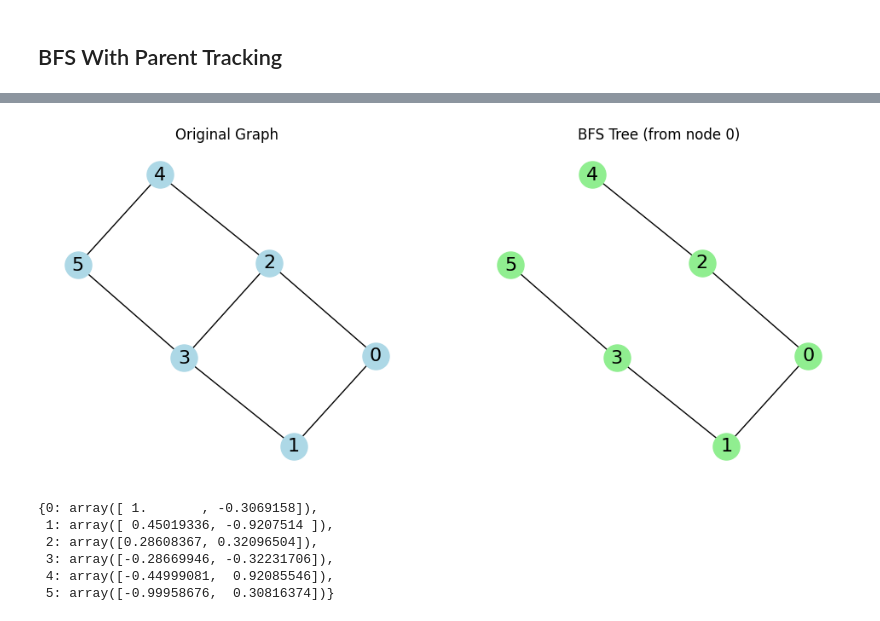
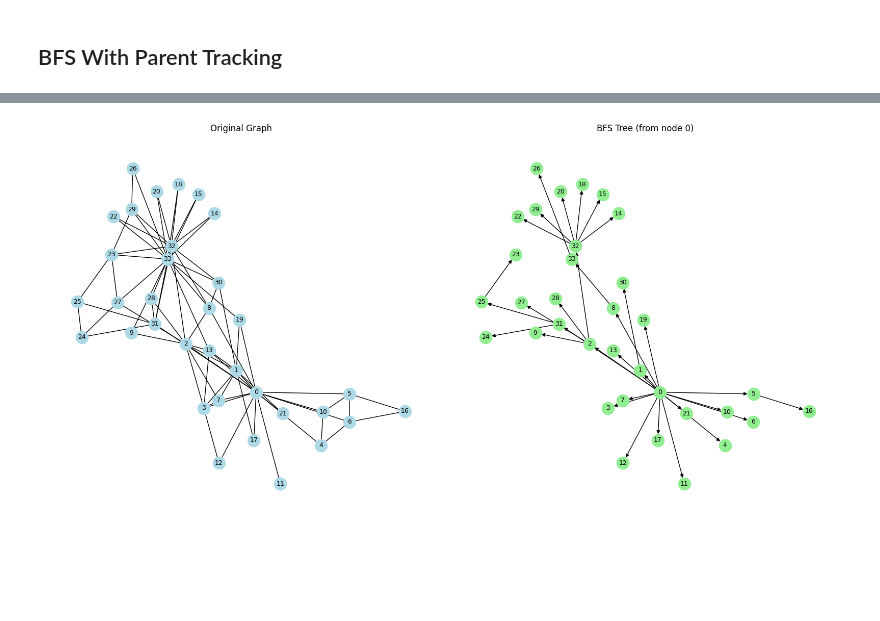
Before and after one commit to GraphBLAS/IllustratedGraphBLAS, a Jupyter notebook: notebooks/03_masking_bfs.ipynb, the cells around one changed output, grey strips where cells are left out. Saved outputs shown, nothing was run; the diff lists cells and outputs as text; code cells hidden in the pictures; blank space fills up the shorter version.

```diff
--- a/notebooks/03_masking_bfs.ipynb
+++ b/notebooks/03_masking_bfs.ipynb
@@ -30,0 +16,6 @@ pos = draw_graph(G, title="Undirected Graph", directed=False)
+# %%
+# Load karate club graph from Matrix Market format
+A = gbio.mmread("karate.mtx")
+A = A.dup(dtype=bool)  # Convert to boolean for BFS
+print(f"Karate club: {A.nrows} nodes, {A.nvals} edges")
+print(f"Symmetric: {A.isequal(A.T)}")
@@ -30,0 +25,12 @@ pos = draw_graph(G, title="Undirected Graph", directed=False)
+# %%
+# Build NetworkX graph for visualization
+rows, cols, _ = A.to_coo()
+G = nx.Graph()
+G.add_edges_from(zip(rows, cols))
+pos = nx.spring_layout(G, seed=42)
+
+fig, ax = plt.subplots(figsize=(10, 8))
+draw_graph(G, pos=pos, ax=ax, title="Zachary's Karate Club",
+           directed=False, node_size=300, font_size=10, show=False)
+plt.tight_layout()
+plt.show()
@@ -32,12 +40,13 @@ pos = draw_graph(G, title="Undirected Graph", directed=False)
 ## BFS Without Masking (Wrong)
 # %%
 # Starting from node 0
-frontier = Vector.from_coo([0], [True], size=6, dtype=bool)
+n = A.nrows
+frontier = Vector.from_coo([0], [True], size=n, dtype=bool)
 
 print("Level 0:", list(frontier.to_coo()[0]))
 for i in range(1, 4):
     frontier = frontier.vxm(A, semiring.any_pair).new()
-    print(f"Level {i}:", list(frontier.to_coo()[0]))
+    print(f"Level {i}:", sorted([int(x) for x in frontier.to_coo()[0]]))
 
 print("\nProblem: nodes get revisited!")
 # %% [output]
@@ -114,24 +123,19 @@ draw_vector(parents, title="BFS parents (value = parent node index)")
 # %%
 # Visualize BFS tree
-# BFS tree
 tree = nx.DiGraph()
 p_indices, p_values = parents.to_coo()
 for child, parent in zip(p_indices, p_values):
     if child != parent:
-        tree.add_edge(parent, child)
+        tree.add_edge(int(parent), int(child))
 
-draw_comparison(
-    [G, tree],
-    ["Original Graph", "BFS Tree (from node 0)"],
-    pos=pos,
-    colors=['lightblue', 'lightgreen'],
-    directed=False  # Original is undirected; tree arrows shown via DiGraph
-)
+fig, axes = plt.subplots(1, 2, figsize=(16, 8))
+
+draw_graph(G, pos=pos, ax=axes[0], title="Original Graph",
+           directed=False, node_size=300, font_size=9, show=False)
+draw_graph(tree, pos=pos, ax=axes[1], title="BFS Tree (from node 0)",
+           node_color='lightgreen', directed=True, node_size=300, font_size=9, show=False)
+
+plt.tight_layout()
+plt.show()
 # %% [output]
-[figure, old version]
+[figure, new version]
-{0: array([ 1.       , -0.3069158]),
- 1: array([ 0.45019336, -0.9207514 ]),
- 2: array([0.28608367, 0.32096504]),
- 3: array([-0.28669946, -0.32231706]),
- 4: array([-0.44999081,  0.92085546]),
- 5: array([-0.99958676,  0.30816374])}
```
Also changed, not shown: parts of 10 cells of this notebook, 19 other files.
